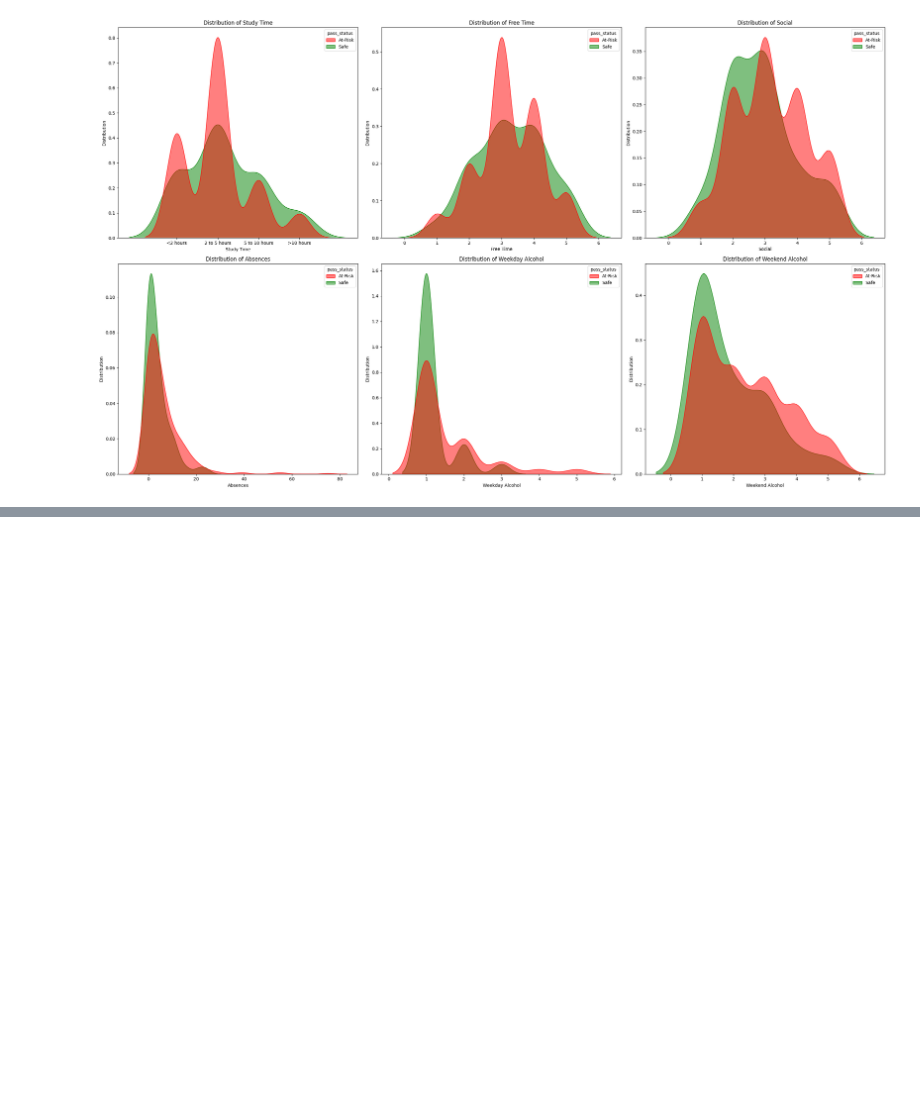
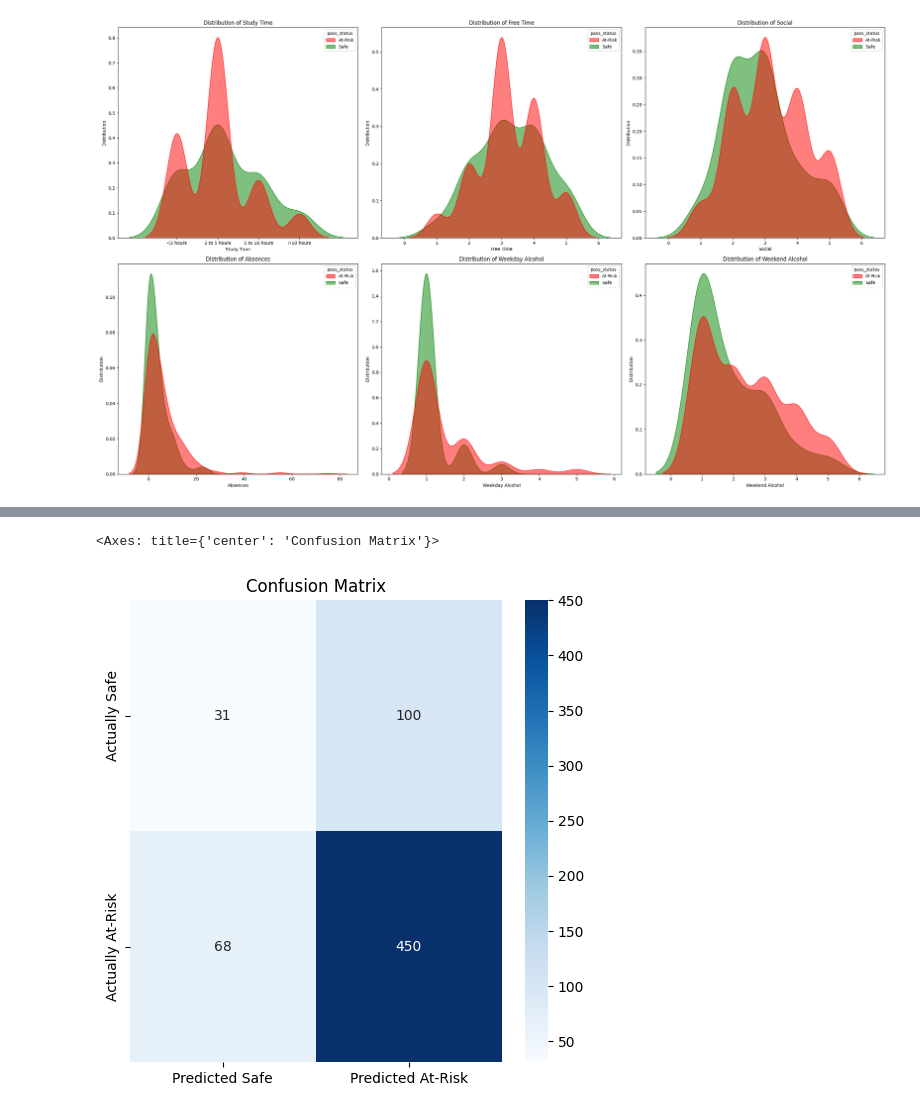
Before and after one commit to Kristiyan24/SoftUni-Students-Performance, a Jupyter notebook: report/hypotheses/hypothesis2.ipynb, the cells around one changed output, grey strips where cells are left out. Cells and saved outputs as stored; diff of their text form; code cells hidden in the pictures; blank space fills up the shorter version.

Commit message:
Add testing in hypotheses2.ipynb

```diff
--- a/report/hypotheses/hypothesis2.ipynb
+++ b/report/hypotheses/hypothesis2.ipynb
@@ -141,7 +141,7 @@ training_data
 395 rows × 9 columns
 # %%
 # Define our features (X) and target (Y)
-X = training_data[['social', 'study_time', 'free_time', 'absences', 'weekday_alcohol', 'weekend_alcohol']]
+X = training_data[['study_time', 'free_time', 'social',  'absences', 'weekday_alcohol', 'weekend_alcohol']]
 Y = training_data['pass_status']
 
 # Split the data: 80% for training, 20% for testing
@@ -271,0 +274,4 @@ plt.show()
+# %%
+testing_data = pd.read_csv('../../data/test.csv',  usecols=['student_id', 'social', 'study_time', 'free_time', 'absences', 'weekday_alcohol', 'weekend_alcohol', 'final_grade'])
+testing_data = testing_data[['student_id', 'social','study_time', 'free_time', 'absences', 'weekday_alcohol', 'weekend_alcohol', 'final_grade']]
+testing_data
@@ -271,0 +292,4 @@ plt.show()
+# %%
+testing_data['study_time'] = study_time_mapper.transform_column(testing_data['study_time'])
+testing_data['pass_status'] = np.where(testing_data['final_grade'] >= PASS_THRESHOLD, 'Safe', 'At-Risk')
+testing_data
@@ -271,0 +310,19 @@ plt.show()
+# %%
+X_test = testing_data[['study_time', 'free_time', 'social',  'absences', 'weekday_alcohol', 'weekend_alcohol']]
+Y_test = testing_data['pass_status']
+
+Y_pred = model.predict(X_test)
+
+matrix = confusion_matrix(Y_test, Y_pred, labels=['Safe', 'At-Risk'])
+
+# Print the detailed classification report
+print("Classification Report:")
+print(classification_report(Y_test, Y_pred))
+
+print("\n")
+print("Confusion Matrix:")
+print(matrix)
+print("\n")
+
+# Calculate overall accuracy
+print(f"Model Accuracy: {accuracy_score(Y_test, Y_pred) * 100:.2f}%")
@@ -271,0 +374,9 @@ plt.show()
+# %%
+plt.figure(figsize=(6,6))
+plt.title('Confusion Matrix')
+plt.xlabel('What the Model Guessed')
+plt.ylabel('The Actual Truth')
+sns.heatmap(matrix, annot=True, fmt='d', cmap='Blues', xticklabels=['Predicted Safe', 'Predicted At-Risk'], yticklabels=['Actually Safe', 'Actually At-Risk'])
+# %% [output]
+<Axes: title={'center': 'Confusion Matrix'}>
+[figure, added]
```
Also changed, not shown: parts of 6 cells of this notebook, 1 other file.
